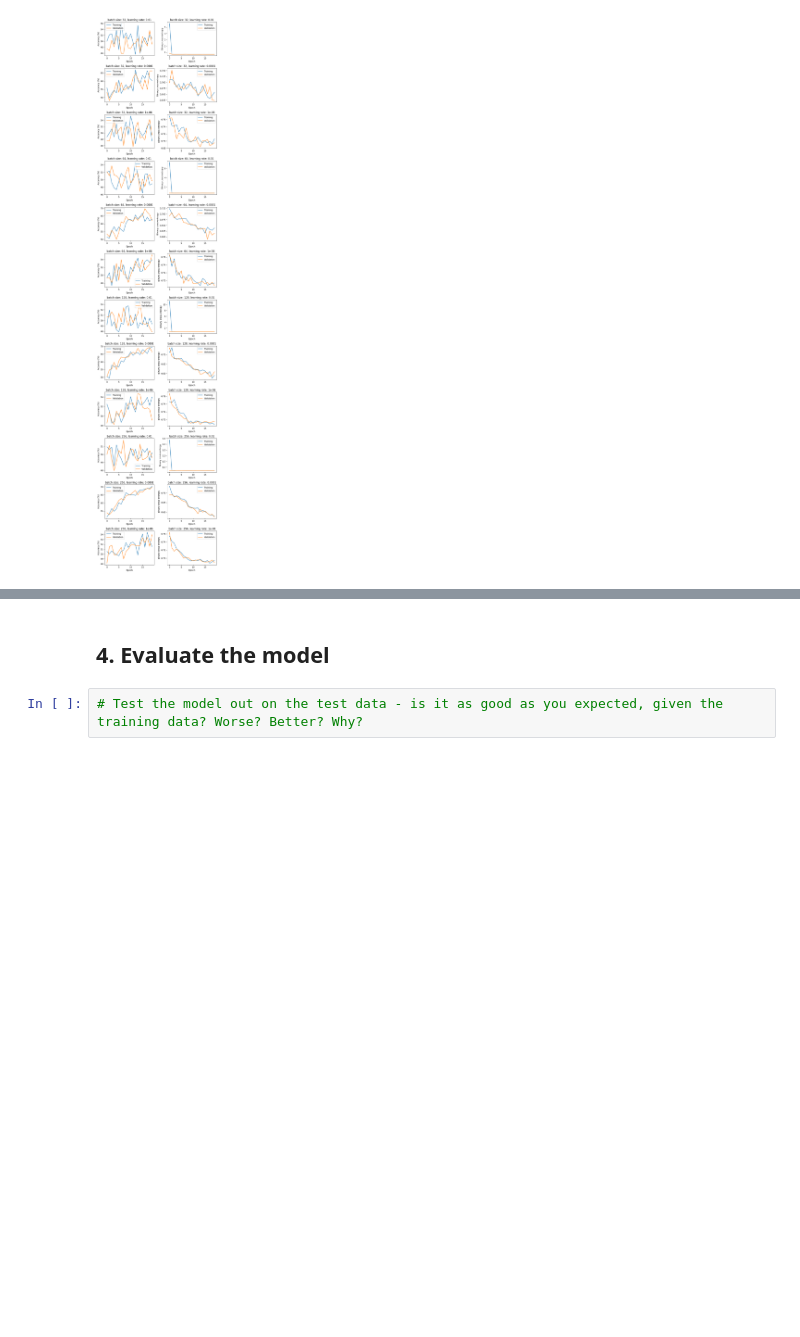
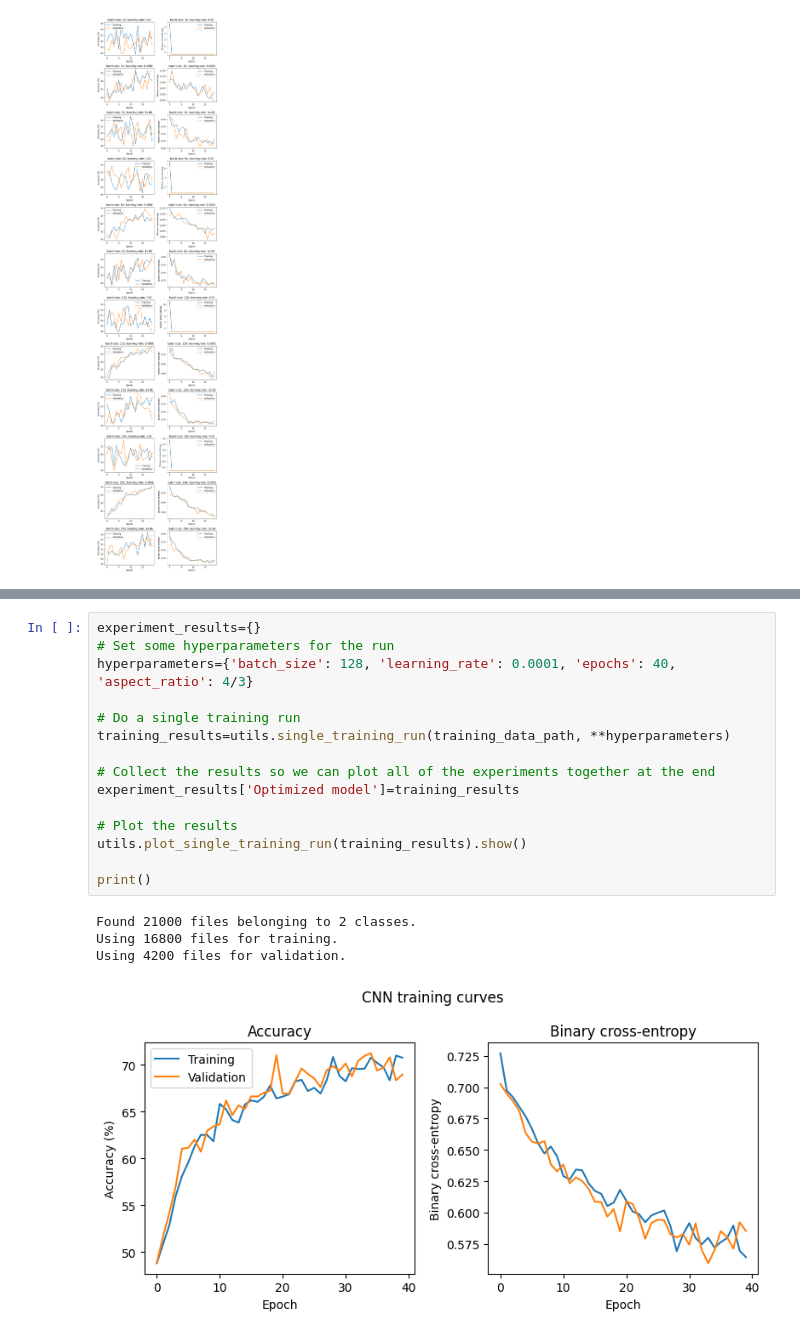
Before and after one commit to drtclem/Image_Class, a Jupyter notebook: src/mvp.ipynb, the cells around one changed output, grey strips where cells are left out. Cells and saved outputs as stored; diff of their text form; blank space fills up the shorter version.

```diff
--- a/src/mvp.ipynb
+++ b/src/mvp.ipynb
@@ -438,4 +368,20 @@ Epoch 10/10
-# %% [markdown]
-## 4. Evaluate the model
-# %%
-# Test the model out on the test data - is it as good as you expected, given the training data? Worse? Better? Why?
+# %%
+experiment_results={}
+# Set some hyperparameters for the run
+hyperparameters={'batch_size': 128, 'learning_rate': 0.0001, 'epochs': 40, 'aspect_ratio': 4/3}
+
+# Do a single training run
+training_results=utils.single_training_run(training_data_path, **hyperparameters)
+
+# Collect the results so we can plot all of the experiments together at the end
+experiment_results['Optimized model']=training_results
+
+# Plot the results
+utils.plot_single_training_run(training_results).show()
+
+print()
+# %% [output]
+Found 21000 files belonging to 2 classes.
+Using 16800 files for training.
+Using 4200 files for validation.
+[figure, added]
```
Also changed, not shown: parts of 16 cells of this notebook, 1 other file.
